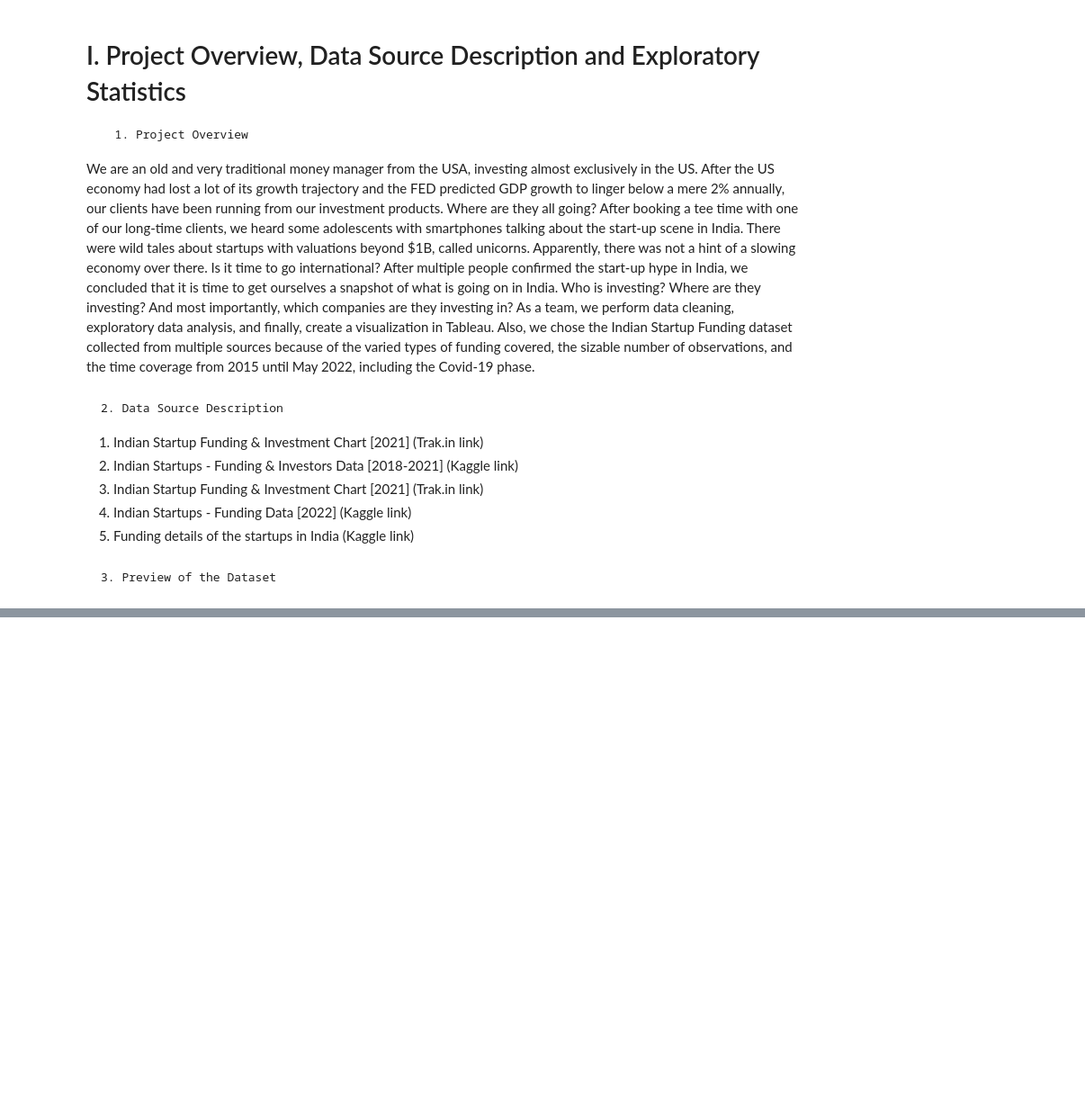
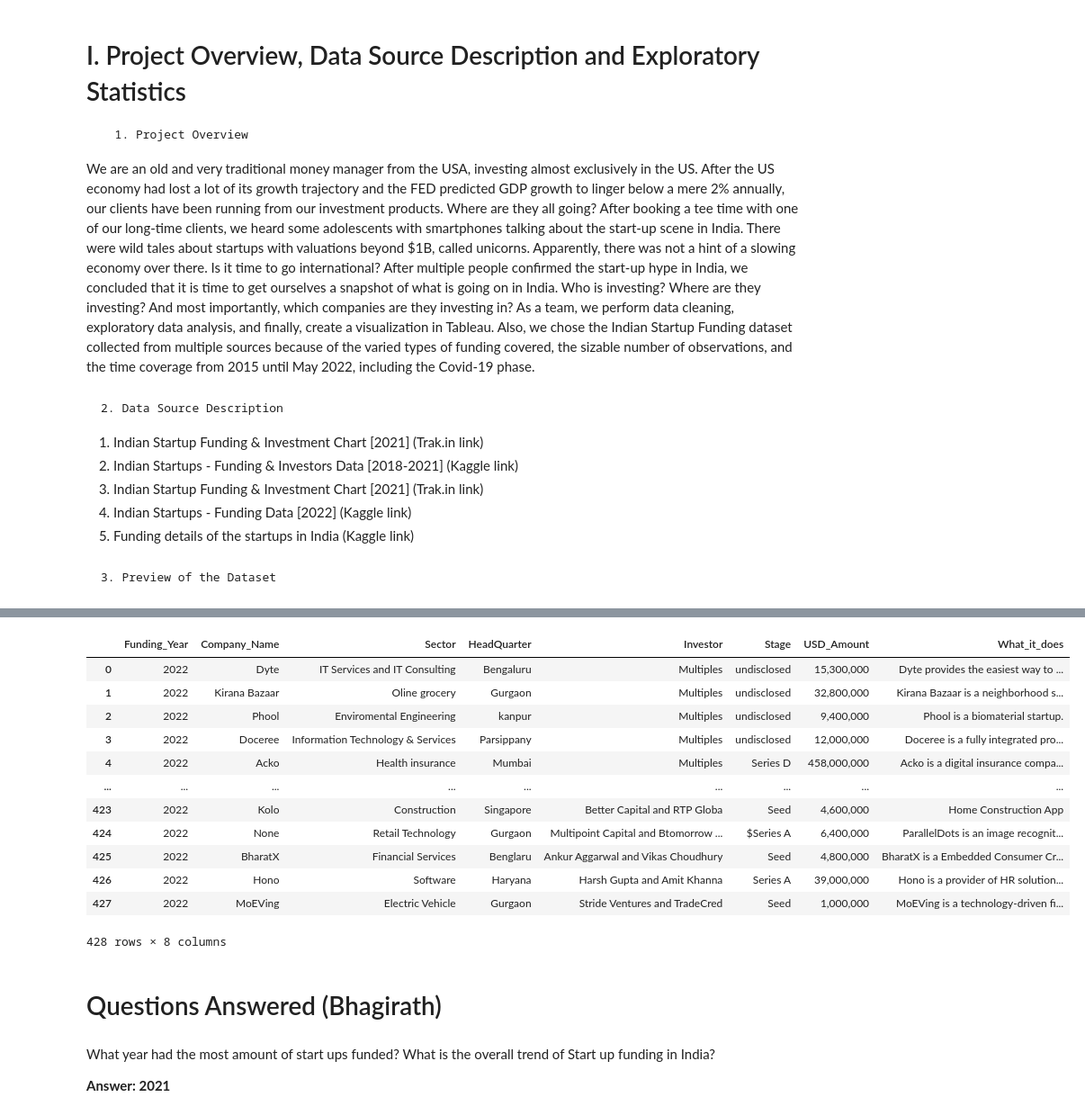
Before and after one commit to bhagirathbhard/IndianStartupFunding, a Jupyter notebook: Team1.ipynb, the cells around one changed output, grey strips where cells are left out. Shown: that part at 90% size. Drawn from its saved outputs; the diff is of its cells as text; code cells hidden in the pictures; blank space fills up the shorter version.

```diff
--- a/Team1.ipynb
+++ b/Team1.ipynb
@@ -114,0 +254,28 @@ FROM `ba775-team-project-a01.Indianstartups.India_Funding_2015`
+# %%
+%%bigquery --project=ba775-team-project-a01
+
+WITH cte_table AS(
+SELECT Funding_Year,Company_Name,Sector,Location As HeadQuarter,Investor,Stage,USD_Amount,What_it_does
+FROM `ba775-team-project-a01.Indianstartups.India_Funding_2022`)
+
+SELECT * from cte_table;
+# %% [output]
+|  | Funding_Year | Company_Name | Sector | HeadQuarter | Investor | Stage | USD_Amount | What_it_does |
+| 0 | 2022 | Dyte | IT Services and IT Consulting | Bengaluru | Multiples | undisclosed | 15,300,000 | Dyte provides the easiest way to ... |
+| 1 | 2022 | Kirana Bazaar | Oline grocery | Gurgaon | Multiples | undisclosed | 32,800,000 | Kirana Bazaar is a neighborhood s... |
+| 2 | 2022 | Phool | Enviromental Engineering | kanpur | Multiples | undisclosed | 9,400,000 | Phool is a biomaterial startup. |
+| 3 | 2022 | Doceree | Information Technology & Services | Parsippany | Multiples | undisclosed | 12,000,000 | Doceree is a fully integrated pro... |
+| 4 | 2022 | Acko | Health insurance | Mumbai | Multiples | Series D | 458,000,000 | Acko is a digital insurance compa... |
+| ... | ... | ... | ... | ... | ... | ... | ... | ... |
+| 423 | 2022 | Kolo | Construction | Singapore | Better Capital and RTP Globa | Seed | 4,600,000 | Home Construction App |
+| 424 | 2022 | None | Retail Technology | Gurgaon | Multipoint Capital and Btomorrow ... | $Series A | 6,400,000 | ParallelDots is an image recognit... |
+| 425 | 2022 | BharatX | Financial Services | Benglaru | Ankur Aggarwal and Vikas Choudhury | Seed | 4,800,000 | BharatX is a Embedded Consumer Cr... |
+| 426 | 2022 | Hono | Software | Haryana | Harsh Gupta and Amit Khanna | Series A | 39,000,000 | Hono is a provider of HR solution... |
+| 427 | 2022 | MoEVing | Electric Vehicle | Gurgaon | Stride Ventures and TradeCred | Seed | 1,000,000 | MoEVing is a technology-driven fi... |
+428 rows × 8 columns
+# %% [markdown]
+# Questions Answered (Bhagirath)
+# %% [markdown]
+What year had the most amount of start ups funded? What is the overall trend of Start up funding in India?
+
+**Answer: 2021**
```
Also changed, not shown: parts of 18 cells of this notebook.
